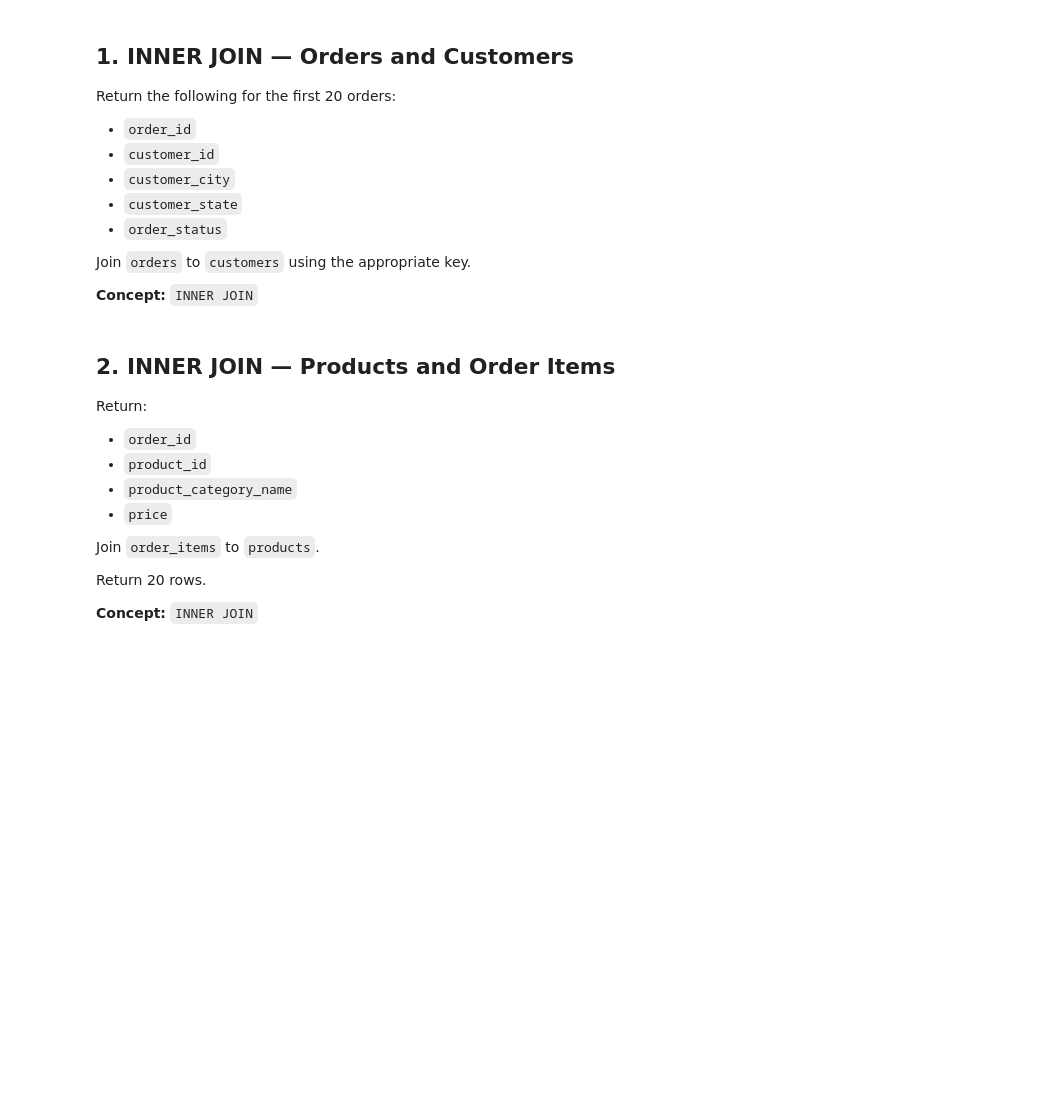
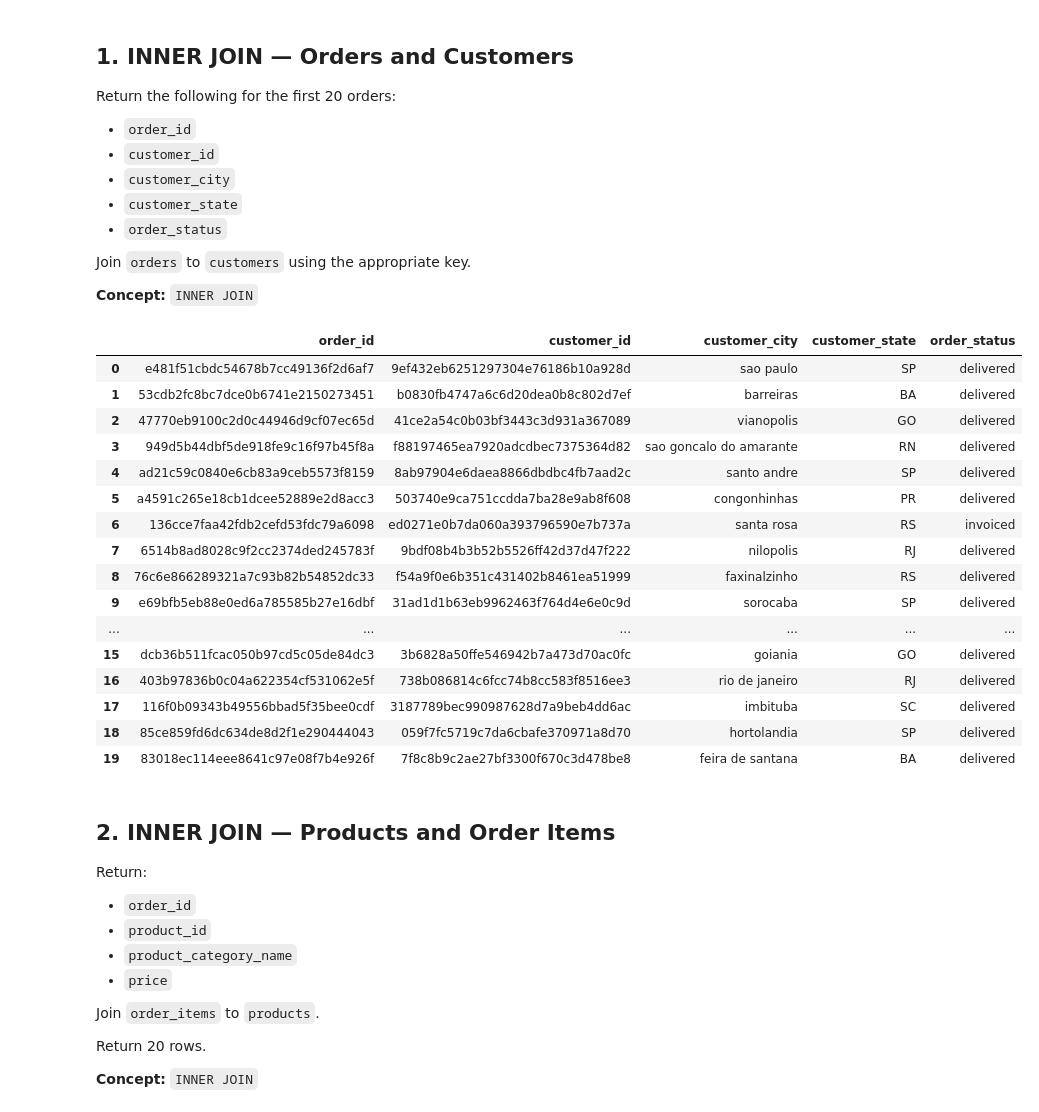
Before and after one commit to Thomasayanfeoluwa/2026-Python-Training-Class---Tutorial-For-Beginners, a Jupyter notebook: OLISTs/exercises_solutions/olists_exercises.ipynb, the cells around one changed output. Saved outputs shown, nothing was run; the diff lists cells and outputs as text; code cells hidden in the pictures; blank space fills up the shorter version.

```diff
--- a/OLISTs/exercises_solutions/olists_exercises.ipynb
+++ b/OLISTs/exercises_solutions/olists_exercises.ipynb
@@ -83,3 +146,34 @@ pd.read_sql_query(query, conn)
+# %%
+run_sql("""
+    SELECT
+        o.order_id,
+        o.customer_id,
+        c.customer_city,
+        c.customer_state,
+        o.order_status
+    FROM orders AS O
+    INNER JOIN customers AS c
+        ON o.customer_id = c.customer_id
+    LIMIT 20
+""")
+# %% [output]
+|  | order_id | customer_id | customer_city | customer_state | order_status |
+| 0 | e481f51cbdc54678b7cc49136f2d6af7 | 9ef432eb6251297304e76186b10a928d | sao paulo | SP | delivered |
+| 1 | 53cdb2fc8bc7dce0b6741e2150273451 | b0830fb4747a6c6d20dea0b8c802d7ef | barreiras | BA | delivered |
+| 2 | 47770eb9100c2d0c44946d9cf07ec65d | 41ce2a54c0b03bf3443c3d931a367089 | vianopolis | GO | delivered |
+| 3 | 949d5b44dbf5de918fe9c16f97b45f8a | f88197465ea7920adcdbec7375364d82 | sao goncalo do amarante | RN | delivered |
+| 4 | ad21c59c0840e6cb83a9ceb5573f8159 | 8ab97904e6daea8866dbdbc4fb7aad2c | santo andre | SP | delivered |
+| 5 | a4591c265e18cb1dcee52889e2d8acc3 | 503740e9ca751ccdda7ba28e9ab8f608 | congonhinhas | PR | delivered |
+| 6 | 136cce7faa42fdb2cefd53fdc79a6098 | ed0271e0b7da060a393796590e7b737a | santa rosa | RS | invoiced |
+| 7 | 6514b8ad8028c9f2cc2374ded245783f | 9bdf08b4b3b52b5526ff42d37d47f222 | nilopolis | RJ | delivered |
+| 8 | 76c6e866289321a7c93b82b54852dc33 | f54a9f0e6b351c431402b8461ea51999 | faxinalzinho | RS | delivered |
+| 9 | e69bfb5eb88e0ed6a785585b27e16dbf | 31ad1d1b63eb9962463f764d4e6e0c9d | sorocaba | SP | delivered |
+| ... | ... | ... | ... | ... | ... |
+| 15 | dcb36b511fcac050b97cd5c05de84dc3 | 3b6828a50ffe546942b7a473d70ac0fc | goiania | GO | delivered |
+| 16 | 403b97836b0c04a622354cf531062e5f | 738b086814c6fcc74b8cc583f8516ee3 | rio de janeiro | RJ | delivered |
+| 17 | 116f0b09343b49556bbad5f35bee0cdf | 3187789bec990987628d7a9beb4dd6ac | imbituba | SC | delivered |
+| 18 | 85ce859fd6dc634de8d2f1e290444043 | 059f7fc5719c7da6cbafe370971a8d70 | hortolandia | SP | delivered |
+| 19 | 83018ec114eee8641c97e08f7b4e926f | 7f8c8b9c2ae27bf3300f670c3d478be8 | feira de santana | BA | delivered |
 # %% [markdown]
 ## 2. INNER JOIN — Products and Order Items
 
```
Also changed, not shown: parts of 13 cells of this notebook, 1 other file.
